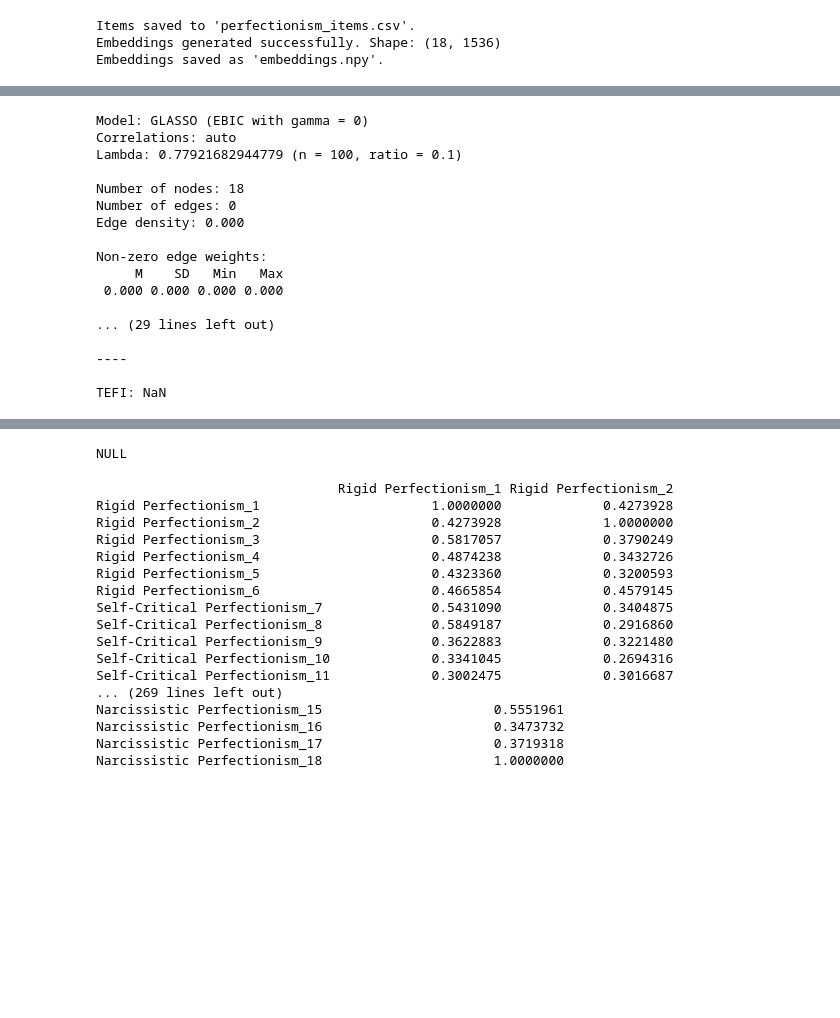
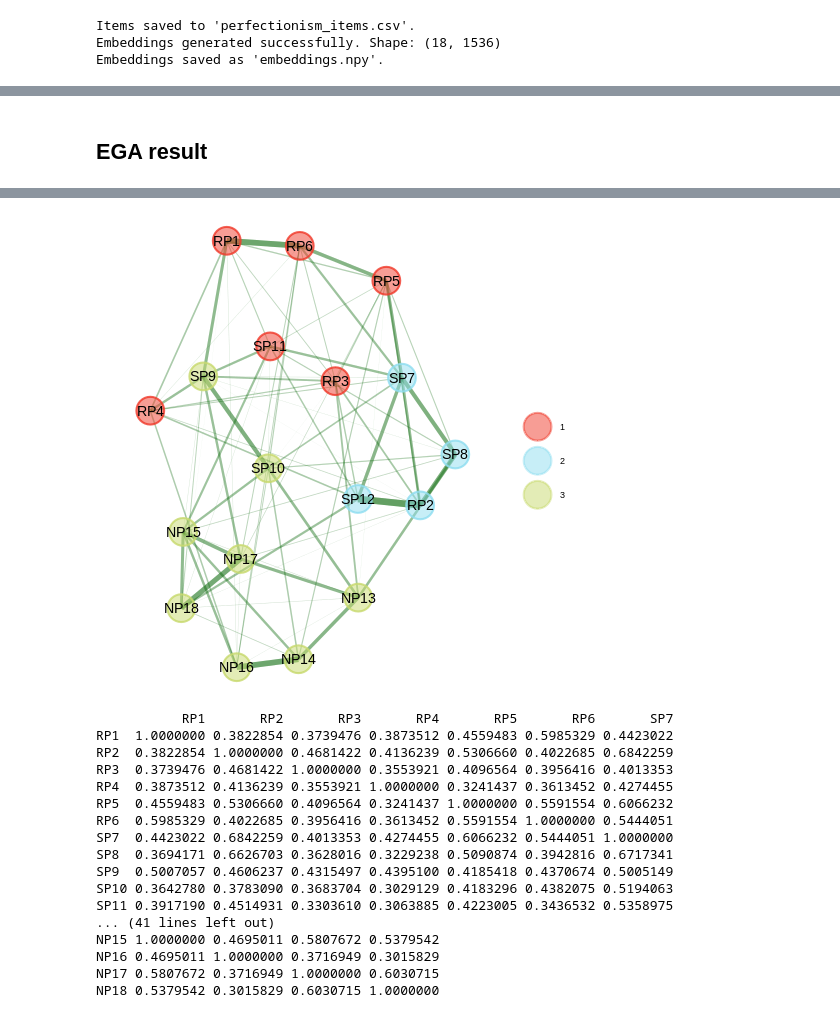
Before and after one commit to jgbrenner/psychometrics, a Jupyter notebook: C9.ipynb, the cells around one changed output, grey strips where cells are left out. Saved outputs shown, nothing was run; the diff lists cells and outputs as text; code cells hidden in the pictures; blank space fills up the shorter version.

```diff
--- a/C9.ipynb
+++ b/C9.ipynb
@@ -152,7 +152,7 @@ messages = [
         "content": (
             "Please generate six items for each of the following constructs: "
             "Rigid Perfectionism, Self-Critical Perfectionism, and Narcissistic Perfectionism. "
-            "For each construct, provide five regular-keyed and one reverse-keyed item. "
+            "For each construct, provide six regular-keyed items "
             "Make them concise and clear. "
             "Provide the output ONLY in JSON format as a list of dictionaries, "
             "without any additional text or explanation. "
@@ -280,31 +313,22 @@ items_constructs = items_df['item_label'].tolist()
+# %% [markdown]
+## **EGA result**
 # %%
 %%R
-# Convert embeddings_array to a matrix
-embeddings_matrix <- as.matrix(embeddings_array)
-
-# Assign unique row names to the matrix
-rownames(embeddings_matrix) <- items_constructs
-
-# Compute the correlation matrix between items
-cor_matrix <- cor(t(embeddings_matrix))
 
 # Load EGAnet library
 library(EGAnet)
 
+
+
 # Perform EGA analysis with adjusted parameters
 ega_result <- EGA(
     data = cor_matrix,
-    n = nrow(cor_matrix),
-    #corr = NULL,          # Indicate that data is a correlation matrix
+    n = 1000,                # Set a hypothetical sample size
+    corr = "auto",           # Indicate that data is a correlation matrix
     model = "glasso",
-    args.glasso = list(gamma = 0.25),  # Adjust gamma to reduce regularization
+    lambda.min.ratio = 0.1,    # Reduce lambda.min.ratio
+    args.glasso = list(gamma = 0.1),  # Reduce gamma for sensitivity
     plot.EGA = TRUE,
     verbose = TRUE
 )
-
-# Print the EGA results
-print(ega_result)
-
-# Plot the results
-plot(ega_result)
 # %% [output]
@@ -316,17 +334,0 @@ WARNING:rpy2.rinterface_lib.callbacks:R[write to console]: An empty network was
-Model: GLASSO (EBIC with gamma = 0)
-Correlations: auto
-Lambda: 0.77921682944779 (n = 100, ratio = 0.1)
-
-Number of nodes: 18
-Number of edges: 0
-Edge density: 0.000
-
-Non-zero edge weights:
-     M    SD   Min   Max
- 0.000 0.000 0.000 0.000
-
-... (29 lines left out)
-
-----
-
-TEFI: NaN
@@ -334,25 +335,25 @@ WARNING:rpy2.rinterface_lib.callbacks:R[write to console]: Network is empty. No
-NULL
+[figure, added]
 # %%
 %%R
 print(cor_matrix)
 # %% [output]
-                               Rigid Perfectionism_1 Rigid Perfectionism_2
-Rigid Perfectionism_1                      1.0000000             0.4273928
-Rigid Perfectionism_2                      0.4273928             1.0000000
-Rigid Perfectionism_3                      0.5817057             0.3790249
-Rigid Perfectionism_4                      0.4874238             0.3432726
-Rigid Perfectionism_5                      0.4323360             0.3200593
-Rigid Perfectionism_6                      0.4665854             0.4579145
-Self-Critical Perfectionism_7              0.5431090             0.3404875
-Self-Critical Perfectionism_8              0.5849187             0.2916860
-Self-Critical Perfectionism_9              0.3622883             0.3221480
-Self-Critical Perfectionism_10             0.3341045             0.2694316
-Self-Critical Perfectionism_11             0.3002475             0.3016687
-... (269 lines left out)
-Narcissistic Perfectionism_15                      0.5551961
-Narcissistic Perfectionism_16                      0.3473732
-Narcissistic Perfectionism_17                      0.3719318
-Narcissistic Perfectionism_18                      1.0000000
+           RP1       RP2       RP3       RP4       RP5       RP6       SP7
+RP1  1.0000000 0.3822854 0.3739476 0.3873512 0.4559483 0.5985329 0.4423022
+RP2  0.3822854 1.0000000 0.4681422 0.4136239 0.5306660 0.4022685 0.6842259
+RP3  0.3739476 0.4681422 1.0000000 0.3553921 0.4096564 0.3956416 0.4013353
+RP4  0.3873512 0.4136239 0.3553921 1.0000000 0.3241437 0.3613452 0.4274455
+RP5  0.4559483 0.5306660 0.4096564 0.3241437 1.0000000 0.5591554 0.6066232
+RP6  0.5985329 0.4022685 0.3956416 0.3613452 0.5591554 1.0000000 0.5444051
+SP7  0.4423022 0.6842259 0.4013353 0.4274455 0.6066232 0.5444051 1.0000000
+SP8  0.3694171 0.6626703 0.3628016 0.3229238 0.5090874 0.3942816 0.6717341
+SP9  0.5007057 0.4606237 0.4315497 0.4395100 0.4185418 0.4370674 0.5005149
+SP10 0.3642780 0.3783090 0.3683704 0.3029129 0.4183296 0.4382075 0.5194063
+SP11 0.3917190 0.4514931 0.3303610 0.3063885 0.4223005 0.3436532 0.5358975
+... (41 lines left out)
+NP15 1.0000000 0.4695011 0.5807672 0.5379542
+NP16 0.4695011 1.0000000 0.3716949 0.3015829
+NP17 0.5807672 0.3716949 1.0000000 0.6030715
+NP18 0.5379542 0.3015829 0.6030715 1.0000000
 # %%
 %%R
 
```
Also changed, not shown: parts of 11 cells of this notebook.
